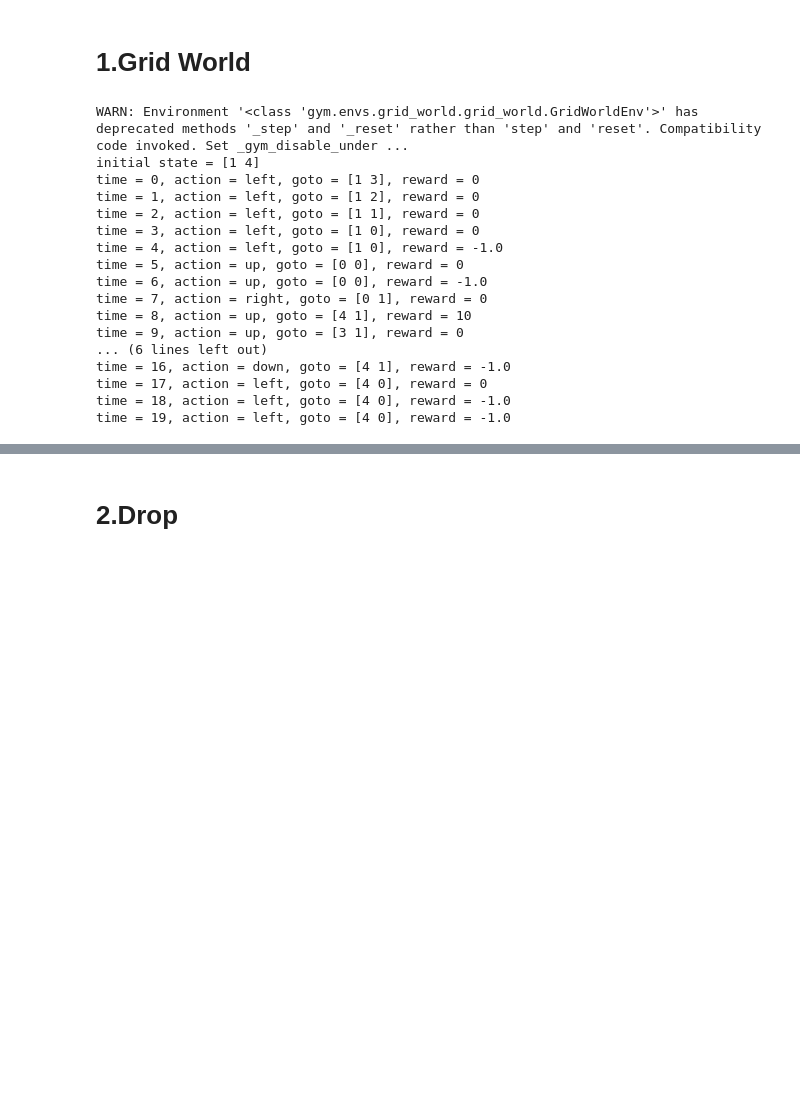
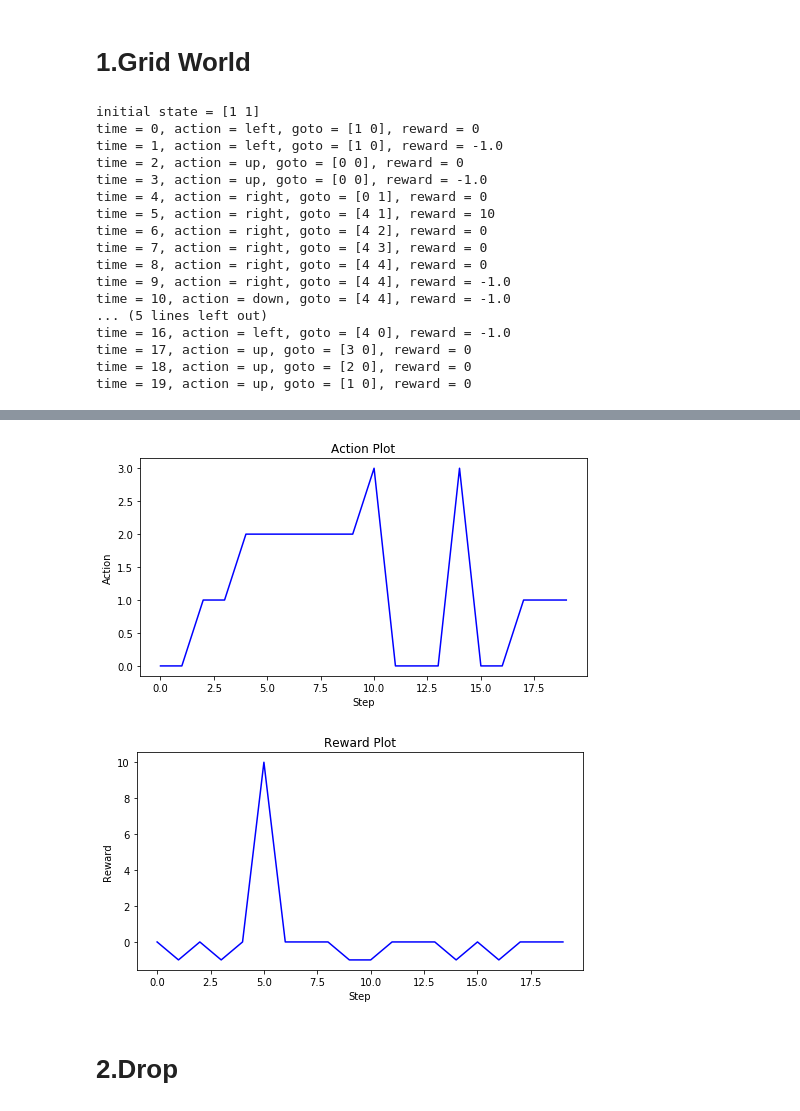
Before and after one commit to alex-faustino/rl-sandbox, a Jupyter notebook: homework/hw1/hw1_yuanz4_yuc5/result.ipynb, the cells around one changed output, grey strips where cells are left out. Saved outputs shown, nothing was run; the diff lists cells and outputs as text; code cells hidden in the pictures; blank space fills up the shorter version.

Commit message:
add plot

```diff
--- a/homework/hw1/hw1_yuanz4_yuc5/result.ipynb
+++ b/homework/hw1/hw1_yuanz4_yuc5/result.ipynb
@@ -13,36 +13,57 @@ env.random(True)
 observation = env.reset()
 action_map = {0:'left', 1:'up', 2:'right', 3:'down'}
 print('initial state =', observation)
-for t in range(20):
-#     env.render('human')
+x = []
+y_action = []
+y_reward = []
+for t in range(20)
     action = env.action()
     observation, reward, done, info = env.step(action)
-#     time.sleep(0.5)
+    x.append(t)
+    y_action.append(action)
+    y_reward.append(reward)
     print('time = {}, action = {}, goto = {}, reward = {}'.format(
         t, action_map[action], observation, reward))
 # %% [output]
-WARN: Environment '<class 'gym.envs.grid_world.grid_world.GridWorldEnv'>' has deprecated methods '_step' and '_reset' rather than 'step' and 'reset'. Compatibility code invoked. Set _gym_disable_under ...
-initial state = [1 4]
-time = 0, action = left, goto = [1 3], reward = 0
-time = 1, action = left, goto = [1 2], reward = 0
-time = 2, action = left, goto = [1 1], reward = 0
-time = 3, action = left, goto = [1 0], reward = 0
-time = 4, action = left, goto = [1 0], reward = -1.0
-time = 5, action = up, goto = [0 0], reward = 0
-time = 6, action = up, goto = [0 0], reward = -1.0
-time = 7, action = right, goto = [0 1], reward = 0
-time = 8, action = up, goto = [4 1], reward = 10
-time = 9, action = up, goto = [3 1], reward = 0
-... (6 lines left out)
-time = 16, action = down, goto = [4 1], reward = -1.0
-time = 17, action = left, goto = [4 0], reward = 0
-time = 18, action = left, goto = [4 0], reward = -1.0
-time = 19, action = left, goto = [4 0], reward = -1.0
+initial state = [1 1]
+time = 0, action = left, goto = [1 0], reward = 0
+time = 1, action = left, goto = [1 0], reward = -1.0
+time = 2, action = up, goto = [0 0], reward = 0
+time = 3, action = up, goto = [0 0], reward = -1.0
+time = 4, action = right, goto = [0 1], reward = 0
+time = 5, action = right, goto = [4 1], reward = 10
+time = 6, action = right, goto = [4 2], reward = 0
+time = 7, action = right, goto = [4 3], reward = 0
+time = 8, action = right, goto = [4 4], reward = 0
+time = 9, action = right, goto = [4 4], reward = -1.0
+time = 10, action = down, goto = [4 4], reward = -1.0
+... (5 lines left out)
+time = 16, action = left, goto = [4 0], reward = -1.0
+time = 17, action = up, goto = [3 0], reward = 0
+time = 18, action = up, goto = [2 0], reward = 0
+time = 19, action = up, goto = [1 0], reward = 0
 # %% [markdown]
 ### Example Trajectories
 <img align="left" src="img/g_1.PNG" width="45%">
 
 <img align="right" src="img/g_2.PNG" width="45%">
+# %%
+plt.figure(figsize=(8,4))
+plt.plot(x,y_action,"b")
+plt.title("Action Plot")
+plt.xlabel("Step")
+plt.ylabel("Action")
+plt.show()
+
+plt.figure(figsize=(8,4))
+plt.plot(x,y_reward,"b")
+plt.title("Reward Plot")
+plt.xlabel("Step")
+plt.ylabel("Reward")
+plt.show()
+# %% [output]
+[figure, added]
+[figure, added]
 # %% [markdown]
 # 2.Drop
 # %%
```
Also changed, not shown: parts of 3 cells of this notebook.
